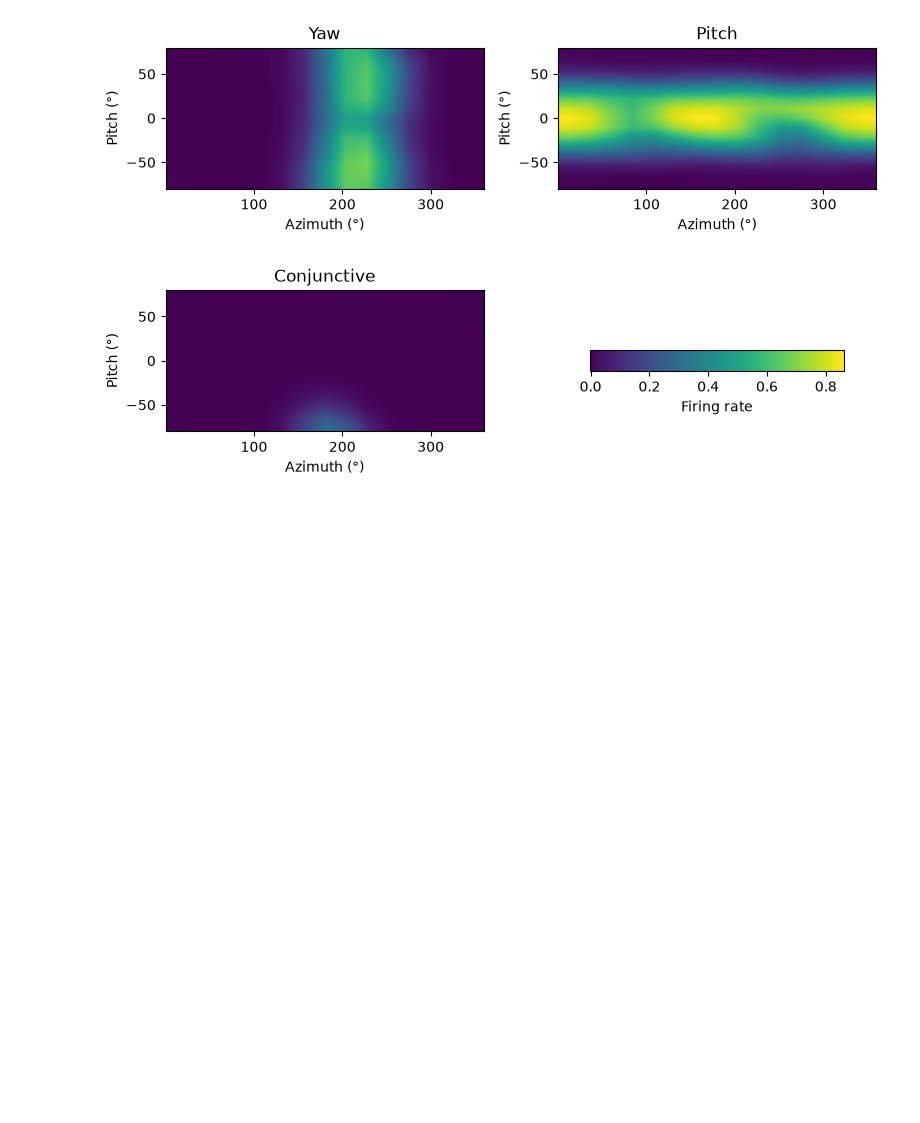
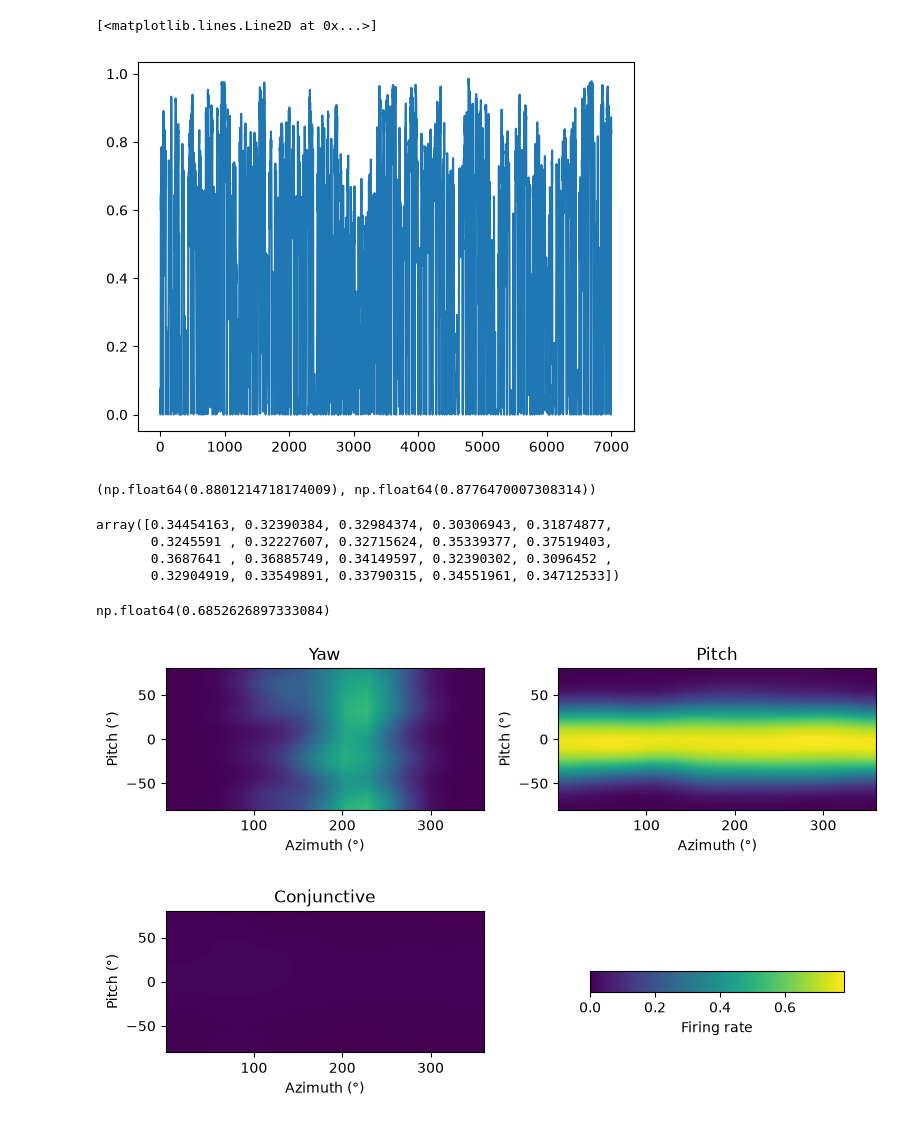
Before and after one commit to siaulich/bat-hd-cells, a Jupyter notebook: notebooks/bat_flight_anchoring_alt.ipynb, the cells around one changed output. Saved outputs shown, nothing was run; the diff lists cells and outputs as text; code cells hidden in the pictures; blank space fills up the shorter version.

```diff
--- a/notebooks/bat_flight_anchoring_alt.ipynb
+++ b/notebooks/bat_flight_anchoring_alt.ipynb
@@ -208,3 +188,27 @@ np.max(recording["conj_cells"]), np.max(
+# %%
+plt.plot(np.tanh(np.sum(recording_anchor["visual_trace"], axis=1)))
+# %% [output]
+[<matplotlib.lines.Line2D at 0x...>]
+[figure, added]
+# %%
+np.max(recording["yaw_cells"]), np.max(
+    recording_anchor["yaw_cells"]
+)
+# %% [output]
+(np.float64(0.8801214718174009), np.float64(0.8776470007308314))
+# %%
+np.sum(net_anchor._feedback_w,axis=(-1,-2))
+# %% [output]
+array([0.34454163, 0.32390384, 0.32984374, 0.30306943, 0.31874877,
+       0.3245591 , 0.32227607, 0.32715624, 0.35339377, 0.37519403,
+       0.3687641 , 0.36885749, 0.34149597, 0.32390302, 0.3096452 ,
+       0.32904919, 0.33549891, 0.33790315, 0.34551961, 0.34712533])
+# %%
+np.max(
+    recording_anchor["visual_trace"]
+)
+# %% [output]
+np.float64(0.6852626897333084)
 # %%
 cell_index = 0
 from grid_cells.plot_tools import activity_map
@@ -224,7 +228,7 @@ activities = [
     ),
     activity_map(
         high_noise_bat_flight["dir_torus"][::interval],
-        recording_anchor["conj_cells"][:,100],
+        recording_anchor["conj_cells"][:,5,5],
         nbins=15,
         sigma=1,
     ),
@@ -261,4 +265,4 @@ ax[3].axis("off")
 fig.tight_layout()
 fig.savefig(os.path.join(PLOTS_DIR, "bat_flight_cell_types.svg"))
 # %% [output]
-[figure, old version]
+[figure, new version]
```
Also changed, not shown: parts of 8 cells of this notebook, 4 other files.
